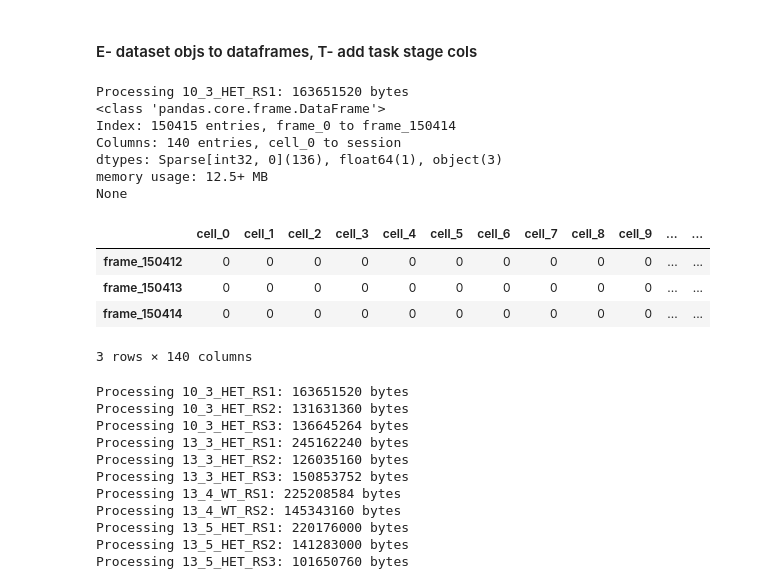
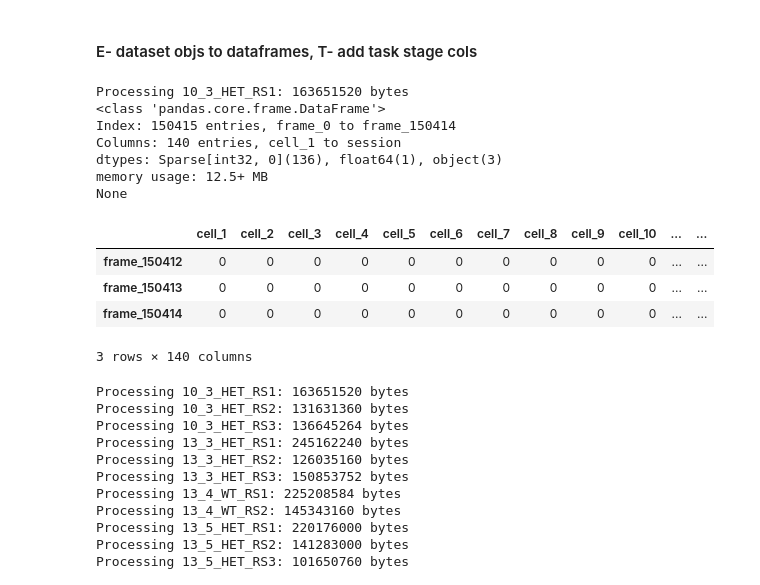
Before and after one commit to cjohnsoncruz/dlx56_mPFC_1p_SohalLab, a Jupyter notebook: code/preprocess matlab data v2_all subjects.ipynb, the cells around one changed output. Cells and saved outputs as stored; diff of their text form; code cells hidden in the pictures.

```diff
--- a/code/preprocess matlab data v2_all subjects.ipynb
+++ b/code/preprocess matlab data v2_all subjects.ipynb
@@ -312,35 +437,35 @@ canon_ensembles.tail(3)
 # %%
 def dataset_obj_to_df(dataset_obj):
     # Create DataFrame from raster (cells × frames)
     print(f"Processing {dataset_obj['name']}: {dataset_obj['raster'].nbytes} bytes")
     #setup dataset df
     raster_df = pd.DataFrame(
         dataset_obj['raster'].T,
         index=[f'frame_{i}' for i in range(dataset_obj['raster'].shape[1])],
-        columns = [f'cell_{i}' for i in range(dataset_obj['raster'].shape[0])],
+        columns = [f'cell_{i+1}' for i in range(dataset_obj['raster'].shape[0])],
         dtype = 'Sparse[int]')
             #add labels
     raster_df['labels'] = dataset_obj['labels']
     # Add metadata columns
     #cell Id is represented as col name
     raster_df['subject_name'] = dataset_obj['name']
     raster_df['geno'] = dataset_obj['geno']
     raster_df['session'] = dataset_obj['session']
 
     return raster_df
 #test 1 dataset
 test_df = dataset_obj_to_df(loaded_objects[0])
 print(test_df.info())
 test_df.tail(3)
 # %% [output]
 Processing 10_3_HET_RS1: 163651520 bytes
 <class 'pandas.core.frame.DataFrame'>
 Index: 150415 entries, frame_0 to frame_150414
-Columns: 140 entries, cell_0 to session
+Columns: 140 entries, cell_1 to session
 dtypes: Sparse[int32, 0](136), float64(1), object(3)
 memory usage: 12.5+ MB
 None
-|  | cell_0 | cell_1 | cell_2 | cell_3 | cell_4 | cell_5 | cell_6 | cell_7 | cell_8 | cell_9 | ... | ... |
+|  | cell_1 | cell_2 | cell_3 | cell_4 | cell_5 | cell_6 | cell_7 | cell_8 | cell_9 | cell_10 | ... | ... |
 | frame_150412 | 0 | 0 | 0 | 0 | 0 | 0 | 0 | 0 | 0 | 0 | ... | ... |
 | frame_150413 | 0 | 0 | 0 | 0 | 0 | 0 | 0 | 0 | 0 | 0 | ... | ... |
 | frame_150414 | 0 | 0 | 0 | 0 | 0 | 0 | 0 | 0 | 0 | 0 | ... | ... |
```
Also changed, not shown: parts of 60 cells of this notebook.
